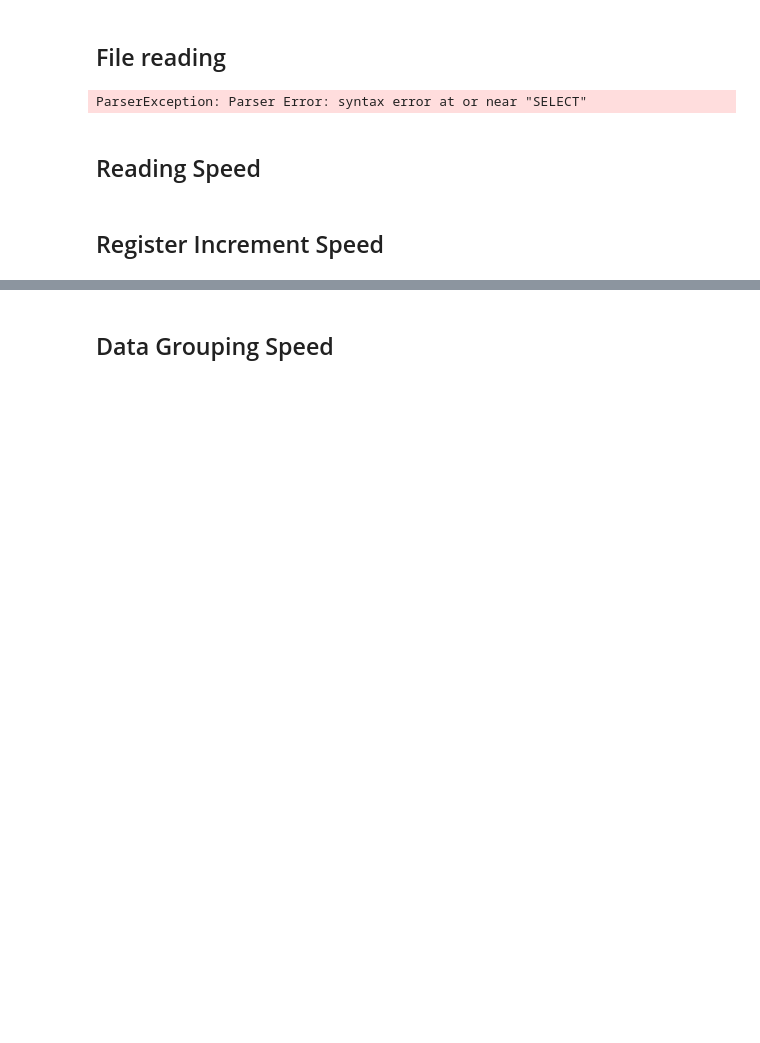
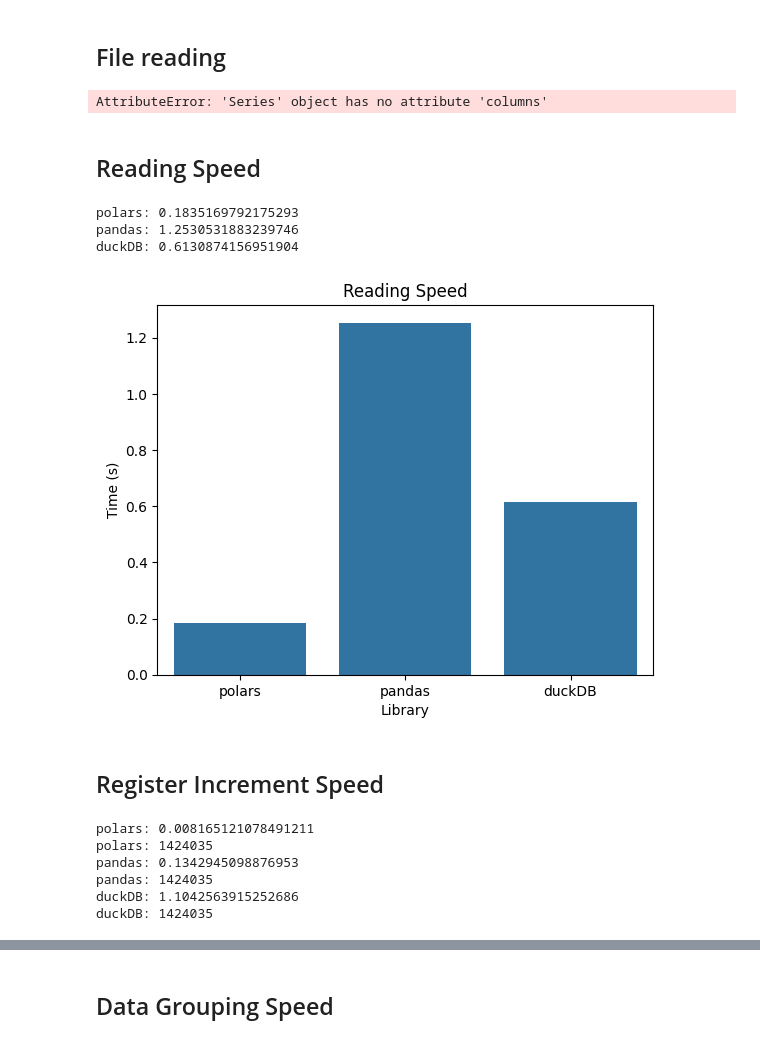
Before and after one commit to JuanCaPriego/benchmark_DataManipulation_Libraries, a Jupyter notebook: benchmark.ipynb, the cells around one changed output, grey strips where cells are left out. Saved outputs shown, nothing was run; the diff lists cells and outputs as text; code cells hidden in the pictures; blank space fills up the shorter version.

Commit message:
Finish increment test and start grouping test

```diff
--- a/benchmark.ipynb
+++ b/benchmark.ipynb
@@ -106,8 +143,3 @@ def format_to_parquet(df, reader: str, saving_path: str):
             'reader':reader,
             'reading_time': finalTime,
             }
-# %%
-a = read_files(path = raw_main_data,reader = 'duckDB')
-data_populating(df = pd.read_csv('Data_extracted\creditcard.csv'), reader = 'duckDB', register_multipliyer = 2)
-# %% [output]
-ParserException: Parser Error: syntax error at or near "SELECT"
@@ -114,4 +148,53 @@ ParserException: Parser Error: syntax error at or near "SELECT"
+# %%
+agg_exprs = [pl.col(col).sum() for col in test['Amount']]
+
+test.group_by(['Class']).agg(agg_exprs)
+test
+# %% [output]
+AttributeError: 'Series' object has no attribute 'columns'
 # %% [markdown]
 ## Reading Speed
+# %%
+readers = ['polars','pandas','duckDB']
+reading_results = {}
+
+for reader in readers:
+    reading_results[reader] = read_files(path = raw_main_data, reader = reader)
+
+graph_results = {}
+for reader in readers:
+    graph_results[reader] = reading_results[reader]["reading_time"]
+    print(f'{reader}: {reading_results[reader]["reading_time"]}')
+# %% [output]
+polars: 0.1835169792175293
+pandas: 1.2530531883239746
+duckDB: 0.6130874156951904
+# %%
+sns.barplot(x=list(graph_results.keys()),y=list(graph_results.values()))
+
+plt.title('Reading Speed')
+plt.xlabel('Library')
+plt.ylabel('Time (s)')
+plt.show()
+# %% [output]
+[figure, added]
 # %% [markdown]
 ## Register Increment Speed
+# %%
+increment_results = {}
+
+for reader in readers:
+    increment_results[reader] = data_populating(df = reading_results[reader]["data"], reader = reader, register_multipliyer = 5)
+
+graph_results = {}
+for reader in readers:
+    graph_results[reader] = increment_results[reader]["reading_time"]
+    print(f'{reader}: {increment_results[reader]["reading_time"]}')
+    print(f'{reader}: {len(increment_results[reader]["data"])}')
+# %% [output]
+polars: 0.008165121078491211
+polars: 1424035
+pandas: 0.1342945098876953
+pandas: 1424035
+duckDB: 1.1042563915252686
+duckDB: 1424035
```
Also changed, not shown: parts of 5 cells of this notebook.
